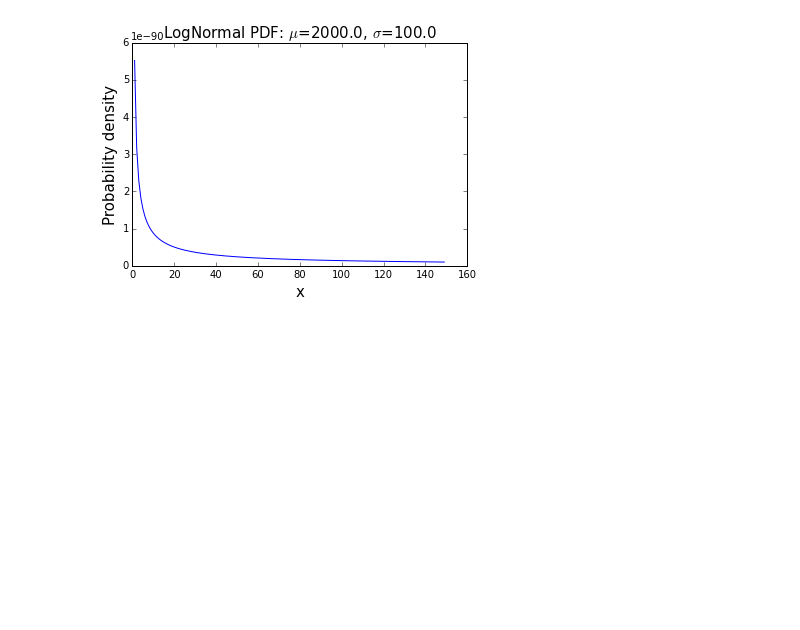
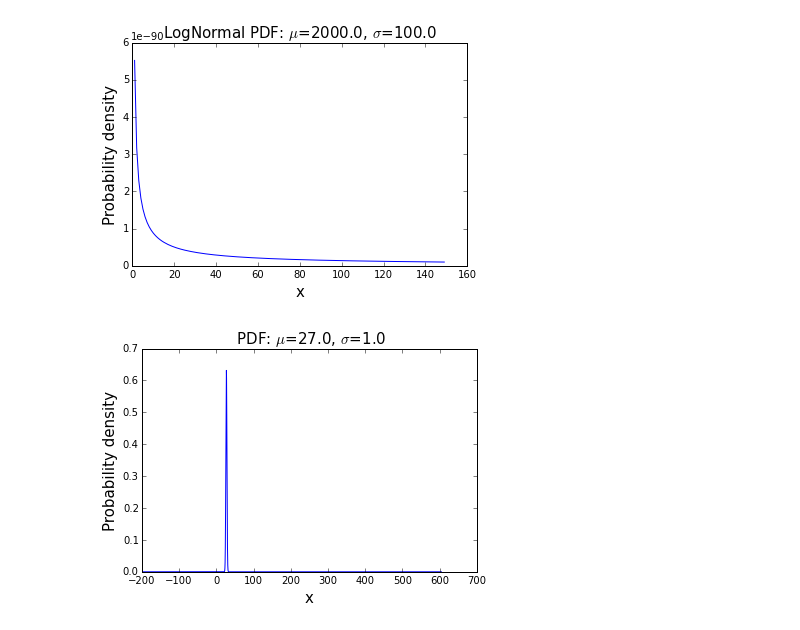
Before and after one commit to TeamUno/project, a Jupyter notebook: initial-exploration/stats.ipynb, the cells around one changed output. Cells and saved outputs as stored; diff of their text form; code cells hidden in the pictures; blank space fills up the shorter version.

```diff
--- a/initial-exploration/stats.ipynb
+++ b/initial-exploration/stats.ipynb
@@ -335,3 +335,15 @@ plt.ylabel('Probability density',fontsize=15)
 plt.show()
 # %% [output]
 [figure]
+# %%
+u=27 # mean
+s=1 # standard deviation
+x=np.arange(-200,605,0.1)
+y=(1/(np.sqrt(2*np.pi*s*s)))*np.exp(-(((x-u)**2)/(2*s*s)))
+plt.plot(x,np.sqrt(y),'-')
+plt.title(' PDF: $\mu$=%.1f, $\sigma$=%.1f' % (u,s),fontsize=15)
+plt.xlabel('x',fontsize=15)
+plt.ylabel('Probability density',fontsize=15)
+plt.show()
+# %% [output]
+[figure, added]
```
Also changed, not shown: 1 other file.
